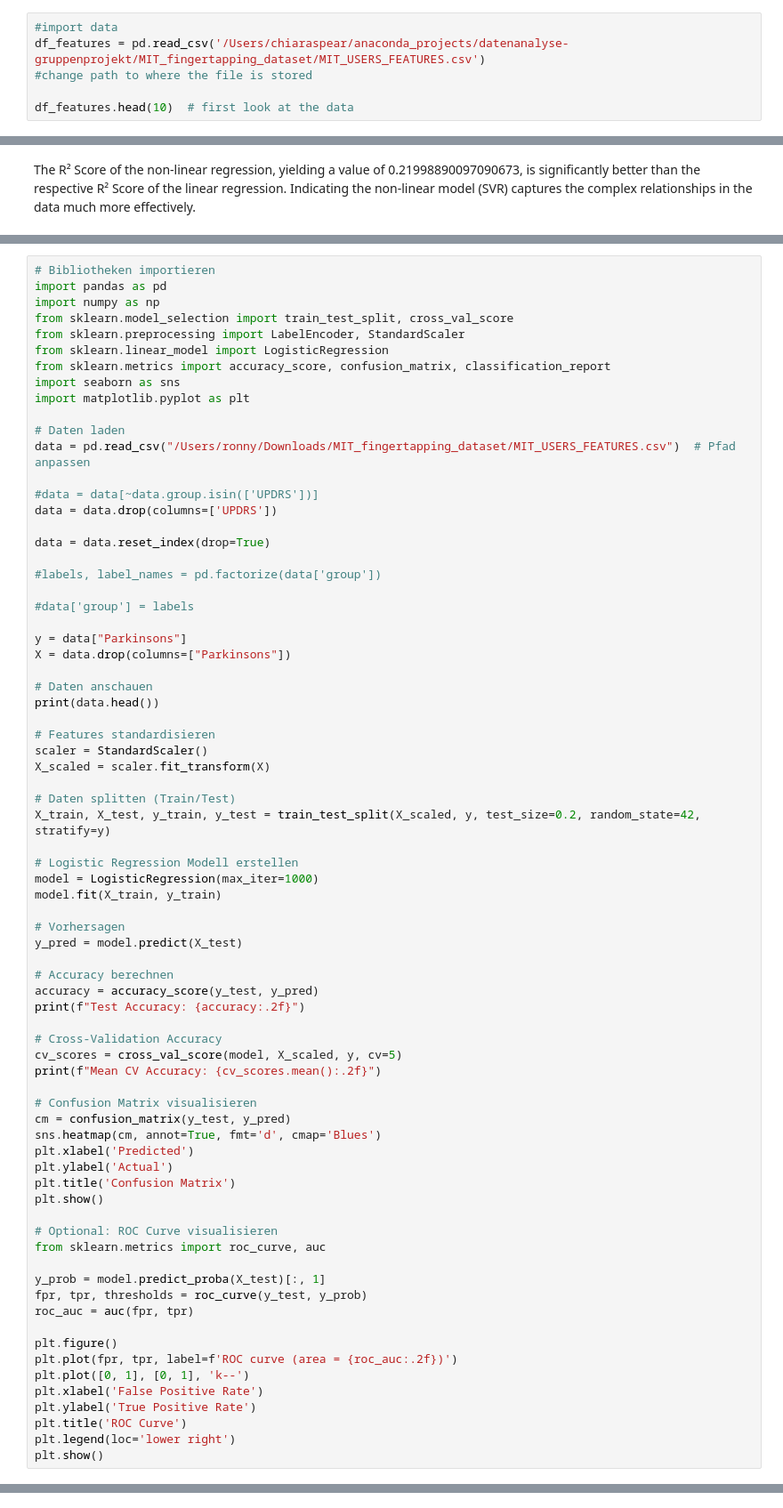
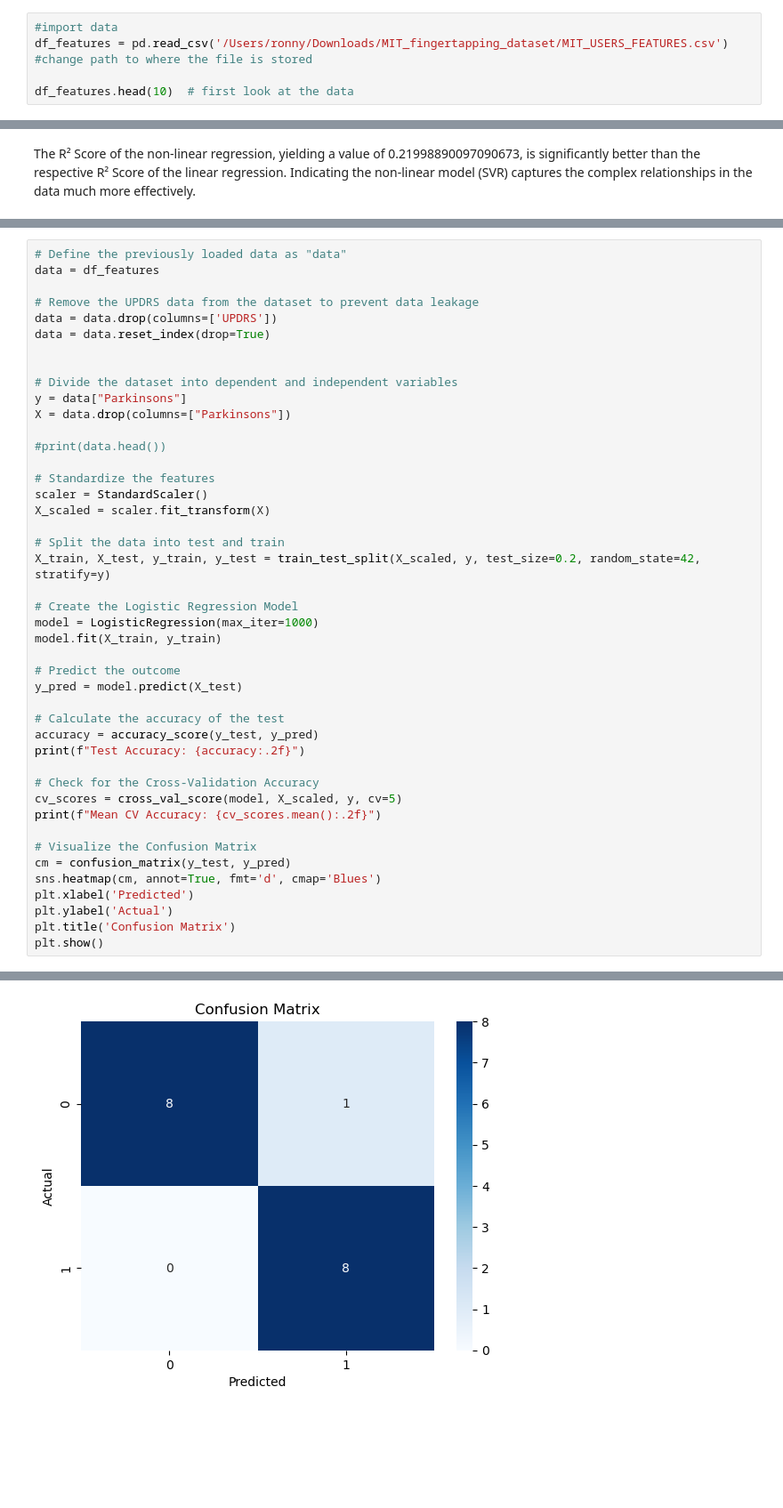
Before and after one commit to Chair2805/datenanalyse-gruppenprojekt, a Jupyter notebook: data science course work_new.ipynb, the cells around one changed output, grey strips where cells are left out. Shown at 89% size. Drawn from its saved outputs; the diff is of its cells as text; blank space fills up the shorter version.

```diff
--- a/data science course work_new.ipynb
+++ b/data science course work_new.ipynb
@@ -27,7 +32,7 @@ Furthermore, there are several biases that may affect the dataset. A major confo
 ## 1.2 - Exploratory Data analysis
 # %%
 #import data
-df_features = pd.read_csv('/Users/chiaraspear/anaconda_projects/datenanalyse-gruppenprojekt/MIT_fingertapping_dataset/MIT_USERS_FEATURES.csv')
+df_features = pd.read_csv('/Users/ronny/Downloads/MIT_fingertapping_dataset/MIT_USERS_FEATURES.csv')
 #change path to where the file is stored
 
 df_features.head(10)  # first look at the data
@@ -407,75 +418,45 @@ Indicating the  non-linear model (SVR) captures the complex relationships in the
 # %%
-# Bibliotheken importieren
-import pandas as pd
-import numpy as np
-from sklearn.model_selection import train_test_split, cross_val_score
-from sklearn.preprocessing import LabelEncoder, StandardScaler
-from sklearn.linear_model import LogisticRegression
-from sklearn.metrics import accuracy_score, confusion_matrix, classification_report
-import seaborn as sns
-import matplotlib.pyplot as plt
+# Define the previously loaded data as "data"
+data = df_features
 
-# Daten laden
-data = pd.read_csv("/Users/ronny/Downloads/MIT_fingertapping_dataset/MIT_USERS_FEATURES.csv")  # Pfad anpassen
-
-#data = data[~data.group.isin(['UPDRS'])]
+# Remove the UPDRS data from the dataset to prevent data leakage
 data = data.drop(columns=['UPDRS'])
-
 data = data.reset_index(drop=True)
 
-#labels, label_names = pd.factorize(data['group'])
 
-#data['group'] = labels
-
+# Divide the dataset into dependent and independent variables
 y = data["Parkinsons"]
 X = data.drop(columns=["Parkinsons"])
 
-# Daten anschauen
-print(data.head())
+#print(data.head())
 
-# Features standardisieren
+# Standardize the features
 scaler = StandardScaler()
 X_scaled = scaler.fit_transform(X)
 
-# Daten splitten (Train/Test)
+# Split the data into test and train
 X_train, X_test, y_train, y_test = train_test_split(X_scaled, y, test_size=0.2, random_state=42, stratify=y)
 
-# Logistic Regression Modell erstellen
+# Create the Logistic Regression Model
 model = LogisticRegression(max_iter=1000)
 model.fit(X_train, y_train)
 
-# Vorhersagen
+# Predict the outcome
 y_pred = model.predict(X_test)
 
-# Accuracy berechnen
+# Calculate the accuracy of the test
 accuracy = accuracy_score(y_test, y_pred)
 print(f"Test Accuracy: {accuracy:.2f}")
 
-# Cross-Validation Accuracy
+# Check for the Cross-Validation Accuracy
 cv_scores = cross_val_score(model, X_scaled, y, cv=5)
 print(f"Mean CV Accuracy: {cv_scores.mean():.2f}")
 
-# Confusion Matrix visualisieren
+# Visualize the Confusion Matrix
 cm = confusion_matrix(y_test, y_pred)
 sns.heatmap(cm, annot=True, fmt='d', cmap='Blues')
 plt.xlabel('Predicted')
 plt.ylabel('Actual')
 plt.title('Confusion Matrix')
 plt.show()
-
-# Optional: ROC Curve visualisieren
-from sklearn.metrics import roc_curve, auc
-
-y_prob = model.predict_proba(X_test)[:, 1]
-fpr, tpr, thresholds = roc_curve(y_test, y_prob)
-roc_auc = auc(fpr, tpr)
-
-plt.figure()
-plt.plot(fpr, tpr, label=f'ROC curve (area = {roc_auc:.2f})')
-plt.plot([0, 1], [0, 1], 'k--')
-plt.xlabel('False Positive Rate')
-plt.ylabel('True Positive Rate')
-plt.title('ROC Curve')
-plt.legend(loc='lower right')
-plt.show()
 # %% [output]
@@ -483 +465,2 @@ FileNotFoundError: [Errno 2] No such file or directory: '/Users/ronny/Downloads/
+[figure, added]
 # %%
```
Also changed, not shown: parts of 7 cells of this notebook.
